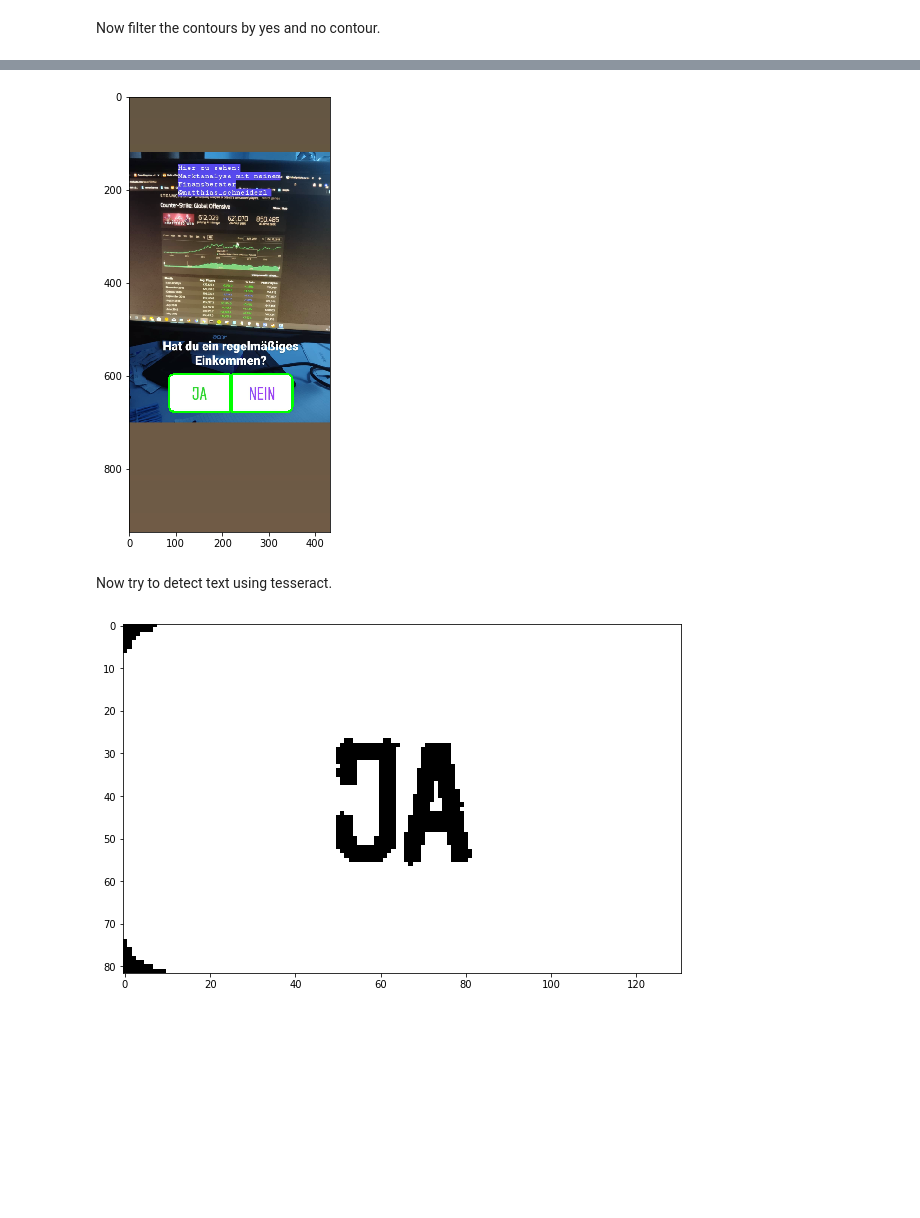
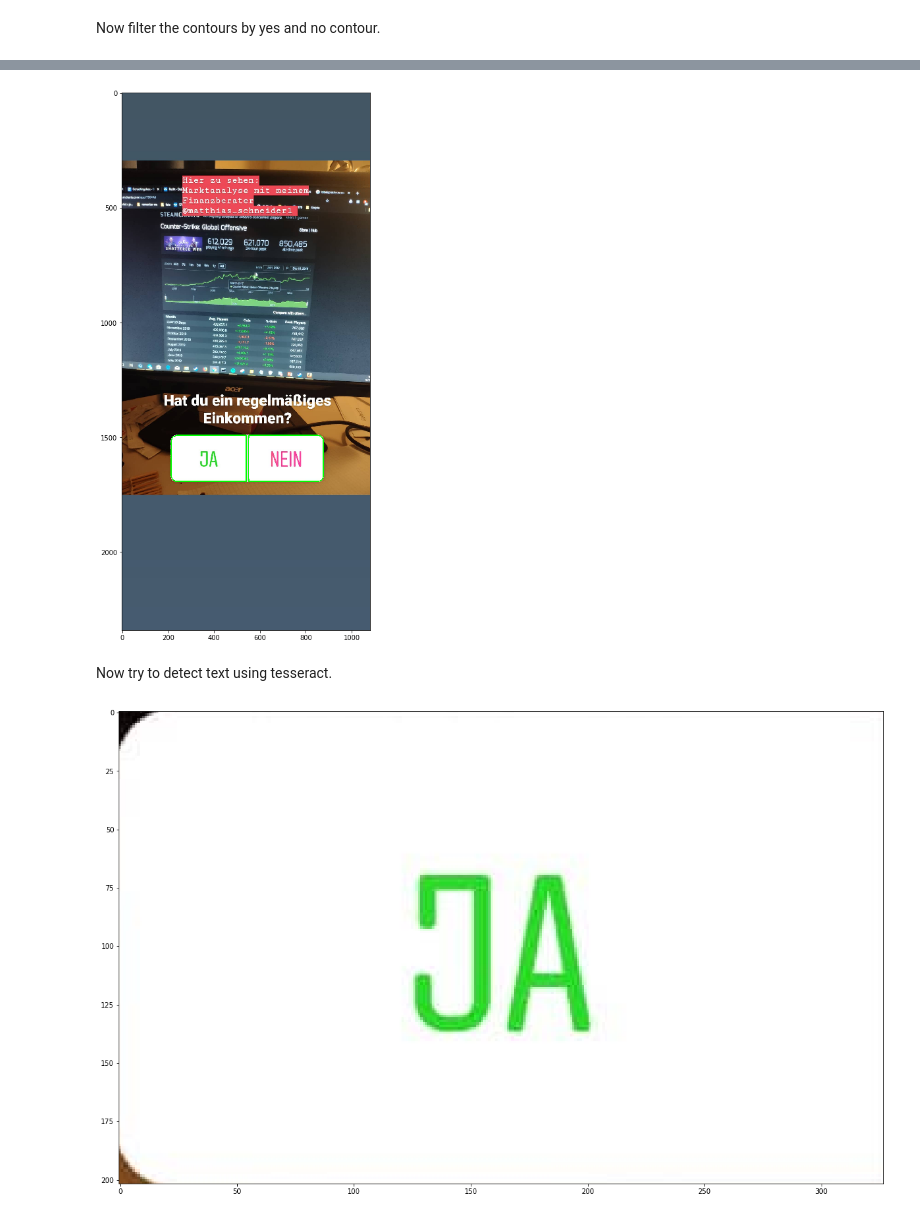
Before and after one commit to orlopau/instagram-survey-scraper, a Jupyter notebook: notebooks/image_text_recognition.ipynb, the cells around one changed output, grey strips where cells are left out. Drawn from its saved outputs; the diff is of its cells as text; code cells hidden in the pictures; blank space fills up the shorter version.

```diff
--- a/notebooks/image_text_recognition.ipynb
+++ b/notebooks/image_text_recognition.ipynb
@@ -6,17 +6,18 @@ import numpy as np
 from matplotlib import pyplot as plt
 import json
 import pytesseract
+import math
+import statistics
 
-plt.rcParams['figure.figsize'] = [10, 8]
+plt.rcParams['figure.figsize'] = [20, 15]
 # %% [markdown]
 ### First load the image for analysis...
 # %%
 img = cv2.imread("../test/data/story.jpg")
-img = cv2.resize(img, (int(img.shape[1] * 0.4), int(img.shape[0] * 0.4)), interpolation=cv2.INTER_AREA)
 
 def display_image_plot(_img):
-    if len(_img) == 3:
-        plt.imshow(_img[:,:,::-1])
+    if len(_img.shape) == 3 and _img.shape[2] == 3 :
+        plt.imshow(cv2.cvtColor(_img, cv2.COLOR_BGR2RGB))
     else:
         plt.imshow(_img, cmap='gray')
 
@@ -35,9 +36,10 @@ Try to find the rectangle containing the choices for the story.
 
 The box is always pure #FFFFFF, so filter for color first, to find the location of the box.
 # %%
-img_gs = cv2.cvtColor(img, cv2.COLOR_BGR2GRAY)
+img_gs = cv2.cvtColor(img.copy(), cv2.COLOR_BGR2GRAY)
+img_gs = cv2.GaussianBlur(img_gs.copy(), (5,5), 0)
 
-mask = cv2.inRange(img_gs, np.array([250]), np.array([255]))
+mask = cv2.inRange(img_gs.copy(), np.array([250]), np.array([255]))
 
-display_image_plot(mask)
+display_image_plot(img_gs)
 # %% [output]
@@ -45,12 +47,14 @@ display_image_plot(mask)
 # %% [markdown]
 Now find the contour of the big box and discard elements smaller than the biggest two elements.
 # %%
-CONTOUR_MIN=1000
-CONTOUR_MAX=20000
+img_area = img.shape[0] * img.shape[1]
+
+CONTOUR_MIN=0.02 * img_area
+CONTOUR_MAX=0.03 * img_area
 
 contours, hierarchy = cv2.findContours(mask.copy(), cv2.RETR_TREE, cv2.CHAIN_APPROX_SIMPLE)
 
-contours_filtered = list(filter(lambda x: CONTOUR_MIN < cv2.contourArea(x) < CONTOUR_MAX, contours))
+contours_filtered = list(filter(lambda _x: CONTOUR_MIN < cv2.contourArea(_x) < CONTOUR_MAX, contours))
 
 display_image_plot(cv2.drawContours(img.copy(), contours_filtered, -1, (0, 255, 0), 3))
 # %% [output]
@@ -80,21 +84,36 @@ display_image_plot(cv2.drawContours(img.copy(), contours, -1, (0, 255, 0), 3))
 # %%
+# With shape matching...
+
 display_image_plot(cv2.drawContours(img.copy(), contours_matched_shapes, -1, (0, 255, 0), 3))
 # %% [output]
-[figure, old version]
+[figure, new version]
 # %% [markdown]
 Now try to detect text using tesseract.
 # %%
 # find text of yes/no
 
-(yx, yy, yw, yh) = cv2.boundingRect(yes_contour)
-(nx, ny, nw, nh) = cv2.boundingRect(no_contour)
+y_contour = cv2.boundingRect(contours_matched_shapes[0])
+n_contour = cv2.boundingRect(contours_matched_shapes[1])
 
-img_yes = mask[yy:yy+yh,yx:yx+yw]
-img_no = mask[ny:ny+nh,nx:nx+nw]
+(yx, yy, yw, yh) = y_contour
+(nx, ny, nw, nh) = n_contour
+
+# flip yes and no, yes is always on the left, x must be smaller.
+
+if yx > nx:
+    t = y_contour
+    y_contour = n_contour
+    n_contour = t
+
+(yx, yy, yw, yh) = y_contour
+(nx, ny, nw, nh) = n_contour
+
+img_yes = img[yy:yy+yh,yx:yx+yw]
+img_no = img[ny:ny+nh,nx:nx+nw]
 
 display_image_plot(img_yes)
 # %% [output]
-[figure, old version]
+[figure, new version]
 # %%
 display_image_plot(img_no)
 # %% [output]
```
Also changed, not shown: parts of 18 cells of this notebook, 2 other files.
